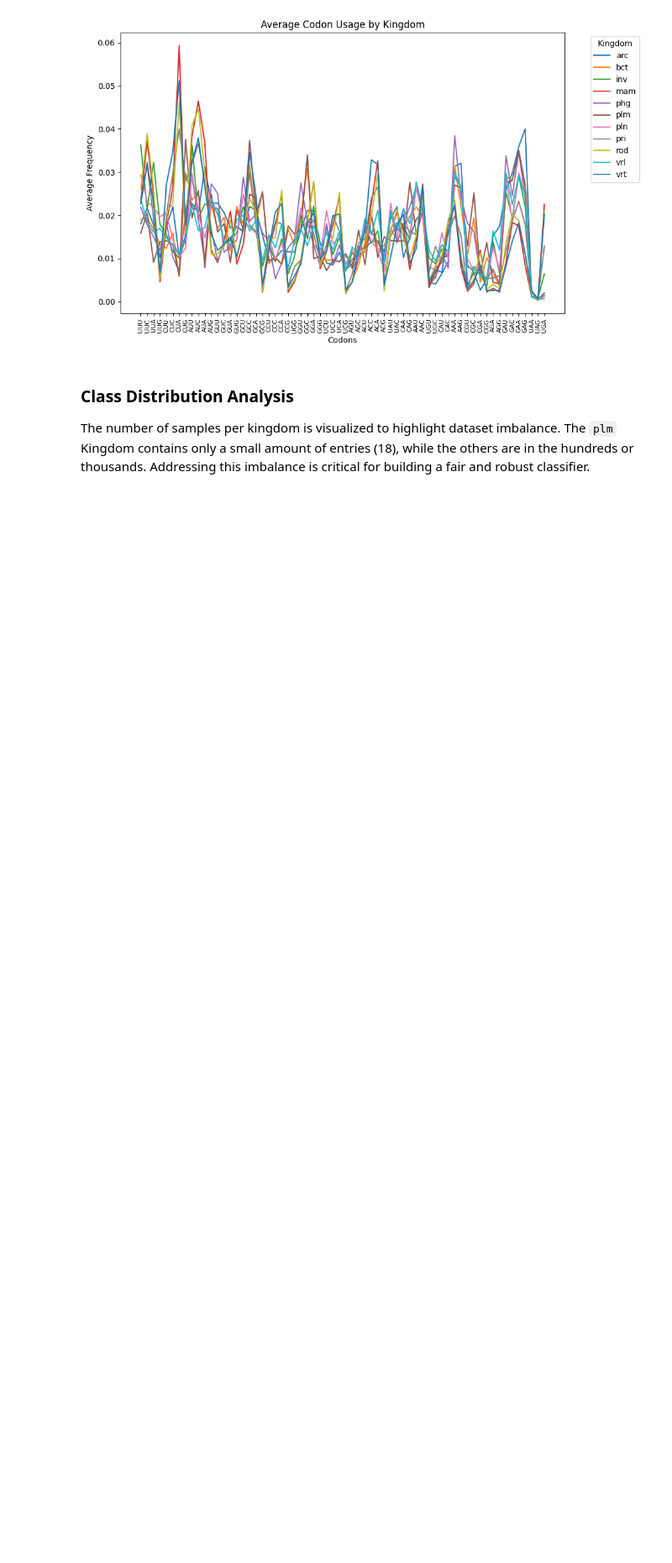
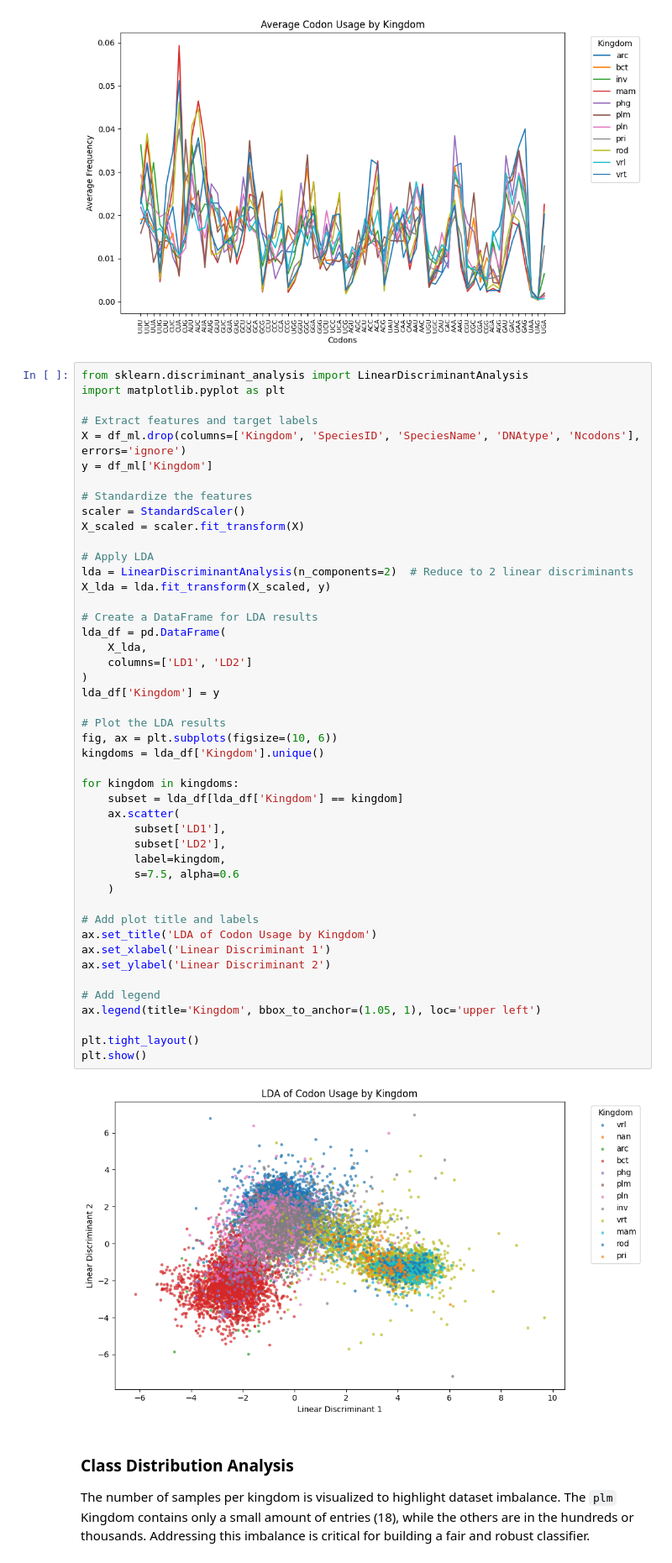
Before and after one commit to alexmoor527/CO2_ML_Group25, a Jupyter notebook: project_alex.ipynb, the cells around one changed output. Shown at 84% size. Cells and saved outputs as stored; diff of their text form; blank space fills up the shorter version.

Commit message:
LDA plot added

```diff
--- a/project_alex.ipynb
+++ b/project_alex.ipynb
@@ -110,6 +110,54 @@ plt.tight_layout()
 plt.show()
 # %% [output]
 [figure]
+# %%
+from sklearn.discriminant_analysis import LinearDiscriminantAnalysis
+import matplotlib.pyplot as plt
+
+# Extract features and target labels
+X = df_ml.drop(columns=['Kingdom', 'SpeciesID', 'SpeciesName', 'DNAtype', 'Ncodons'], errors='ignore')
+y = df_ml['Kingdom']
+
+# Standardize the features
+scaler = StandardScaler()
+X_scaled = scaler.fit_transform(X)
+
+# Apply LDA
+lda = LinearDiscriminantAnalysis(n_components=2)  # Reduce to 2 linear discriminants
+X_lda = lda.fit_transform(X_scaled, y)
+
+# Create a DataFrame for LDA results
+lda_df = pd.DataFrame(
+    X_lda,
+    columns=['LD1', 'LD2']
+)
+lda_df['Kingdom'] = y
+
+# Plot the LDA results
+fig, ax = plt.subplots(figsize=(10, 6))
+kingdoms = lda_df['Kingdom'].unique()
+
+for kingdom in kingdoms:
+    subset = lda_df[lda_df['Kingdom'] == kingdom]
+    ax.scatter(
+        subset['LD1'],
+        subset['LD2'],
+        label=kingdom,
+        s=7.5, alpha=0.6
+    )
+
+# Add plot title and labels
+ax.set_title('LDA of Codon Usage by Kingdom')
+ax.set_xlabel('Linear Discriminant 1')
+ax.set_ylabel('Linear Discriminant 2')
+
+# Add legend
+ax.legend(title='Kingdom', bbox_to_anchor=(1.05, 1), loc='upper left')
+
+plt.tight_layout()
+plt.show()
+# %% [output]
+[figure, added]
 # %% [markdown]
 ### **Class Distribution Analysis**
 
```
Also changed, not shown: parts of 2 cells of this notebook, 1 other file.
